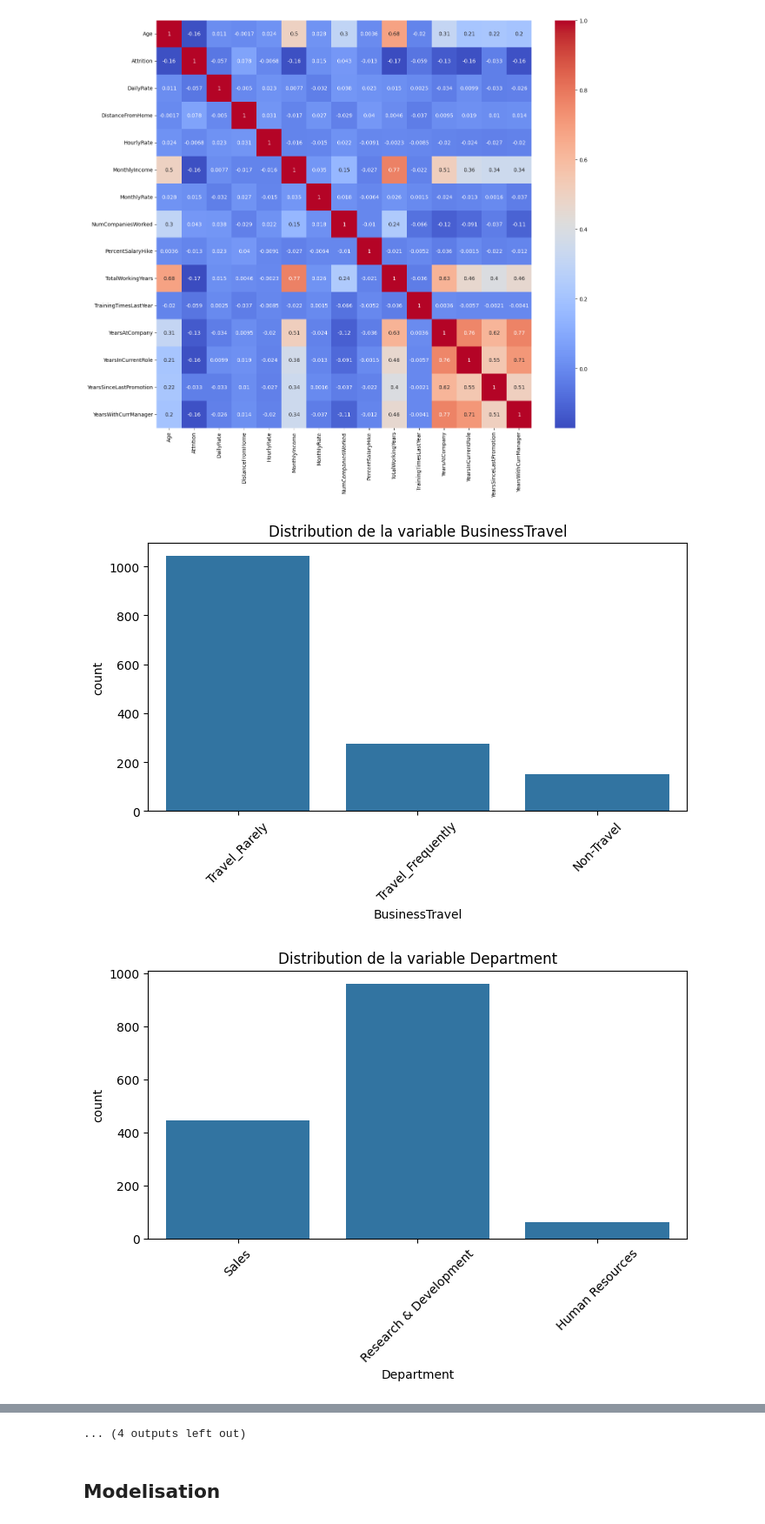
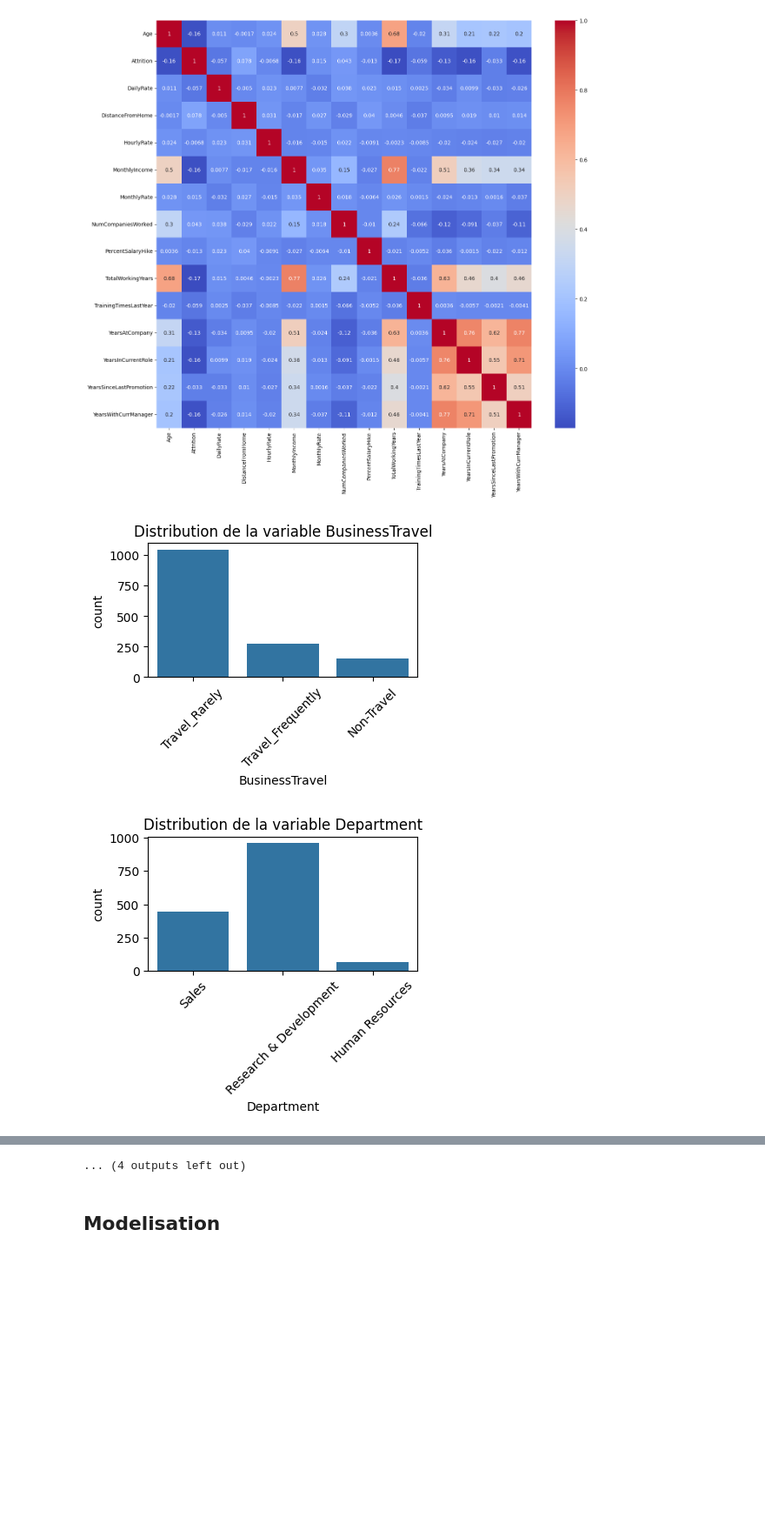
Before and after one commit to elhidarinouhayla/RetentionAI_Backend, a Jupyter notebook: ML/EDA.ipynb, the cells around one changed output, grey strips where cells are left out. Shown at 87% size. Drawn from its saved outputs; the diff is of its cells as text; code cells hidden in the pictures; blank space fills up the shorter version.

```diff
--- a/ML/EDA.ipynb
+++ b/ML/EDA.ipynb
@@ -148,11 +148,12 @@ sns.heatmap(correlation_matrix, annot=True, cmap='coolwarm')
 [figure]
 # %%
 # création de countplots pour les variables catégorielles par rapport à 'Attrition'
+
 for col in cat_columns:
-    plt.figure(figsize=(8,4))
+    plt.figure(figsize=(4,2))
     sns.countplot(data=data, x=col)
     plt.xticks(rotation=45)
     plt.title(f"Distribution de la variable {col}")
 # %% [output]
-[figure, old version]
+[figure, new version]
-[figure, old version]
+[figure, new version]
```
Also changed, not shown: parts of 7 cells of this notebook.
